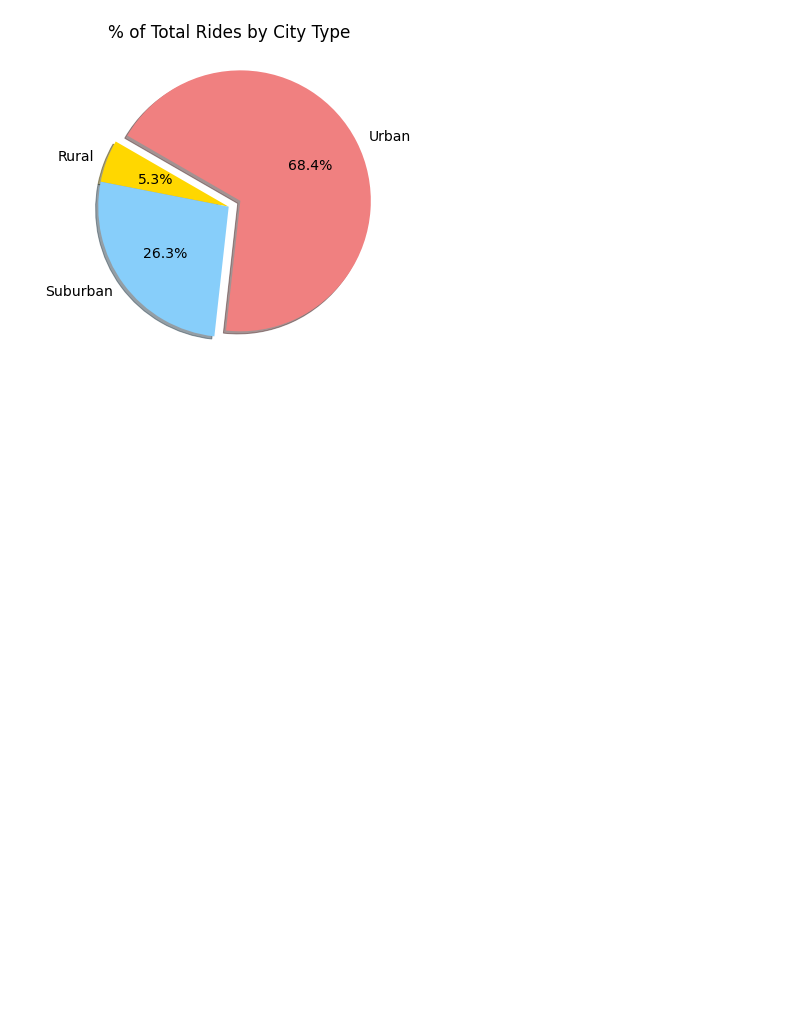
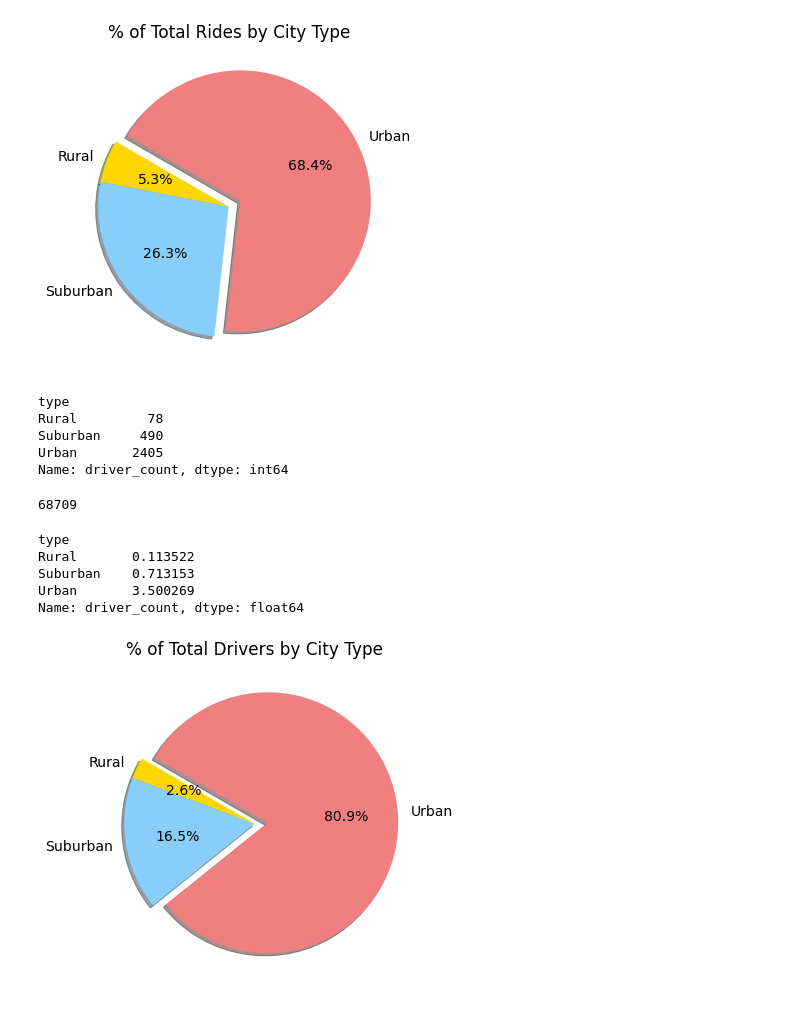
Before and after one commit to fatehluqman/PyBer_Analysis, a Jupyter notebook: PyBer.ipynb, the cells around one changed output. Saved outputs shown, nothing was run; the diff lists cells and outputs as text; code cells hidden in the pictures; blank space fills up the shorter version.

Commit message:
pie chart pct of total drivers by city type

```diff
--- a/PyBer.ipynb
+++ b/PyBer.ipynb
@@ -1093,3 +1093,52 @@ plt.savefig("analysis/Fig6.png")
 plt.show()
 # %% [output]
 [figure]
+# %%
+# count of drivers by city type
+count_drivers_by_type = city_df.groupby(["type"]).sum()["driver_count"]
+count_drivers_by_type
+# %% [output]
+type
+Rural         78
+Suburban     490
+Urban       2405
+Name: driver_count, dtype: int64
+# %%
+#countof total ride
+total_drivers = pyber_df["driver_count"].sum()
+total_drivers
+# %% [output]
+68709
+# %%
+#calculate PCT of fare for each city
+driver_pct = 100 * count_drivers_by_type / total_drivers
+driver_pct
+# %% [output]
+type
+Rural       0.113522
+Suburban    0.713153
+Urban       3.500269
+Name: driver_count, dtype: float64
+# %%
+# Import mpl to change the plot configurations using rcParams.
+import matplotlib as mpl
+
+#build pie chart for pct of fares by city type
+plt.subplots(figsize=(10, 6))
+plt.pie(driver_pct,
+        labels=["Rural", "Suburban", "Urban"],
+       colors=["gold", "lightskyblue", "lightcoral"],
+       explode=[0,0,0.1],
+       autopct='%1.1f%%',
+       shadow=True, startangle=150)
+plt.title("% of Total Drivers by City Type")
+
+# Change the default font size from 10 to 14.
+mpl.rcParams['font.size'] = 14
+
+# Save Figure
+plt.savefig("analysis/Fig7.png")
+
+plt.show()
+# %% [output]
+[figure, added]
```
Also changed, not shown: 1 other file.
